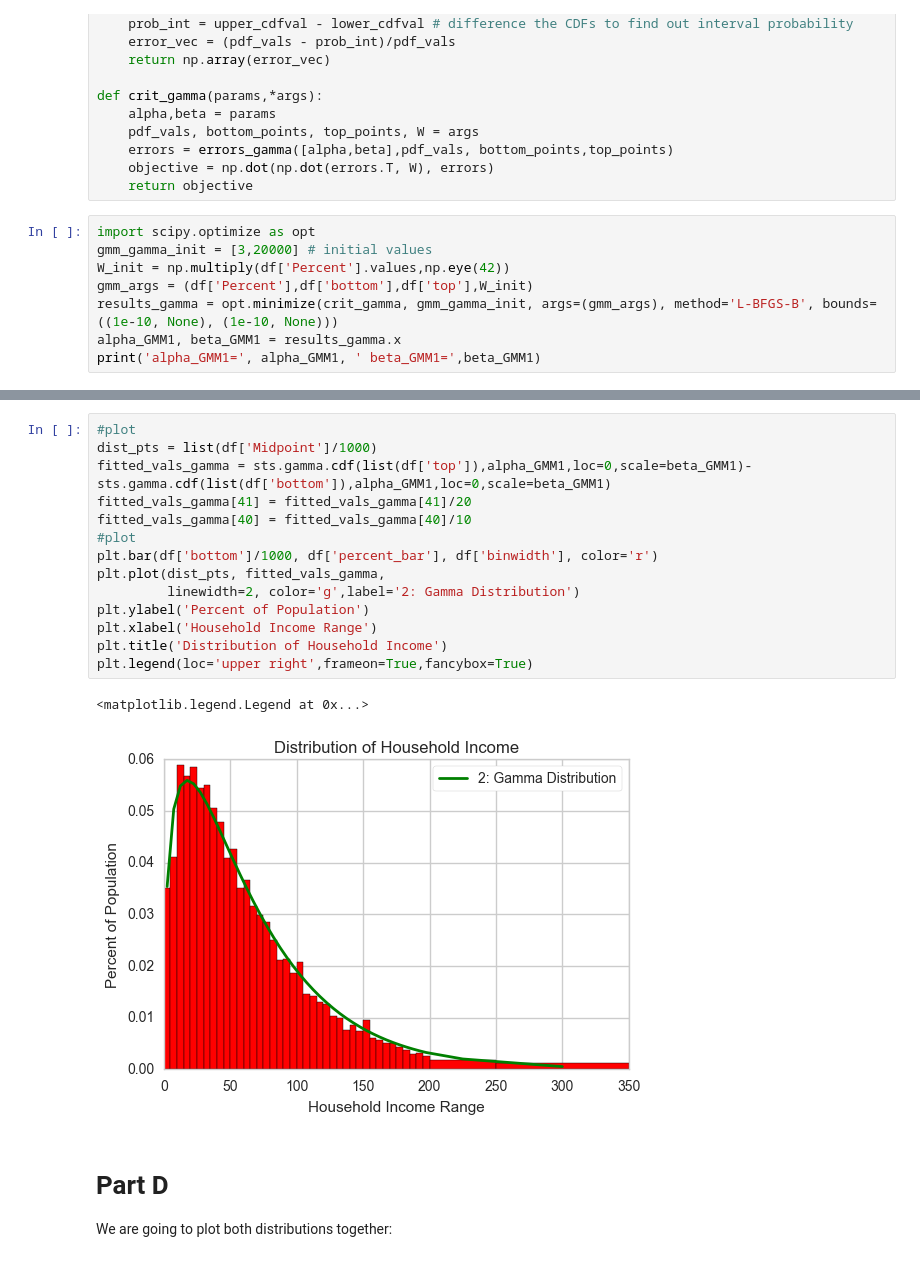
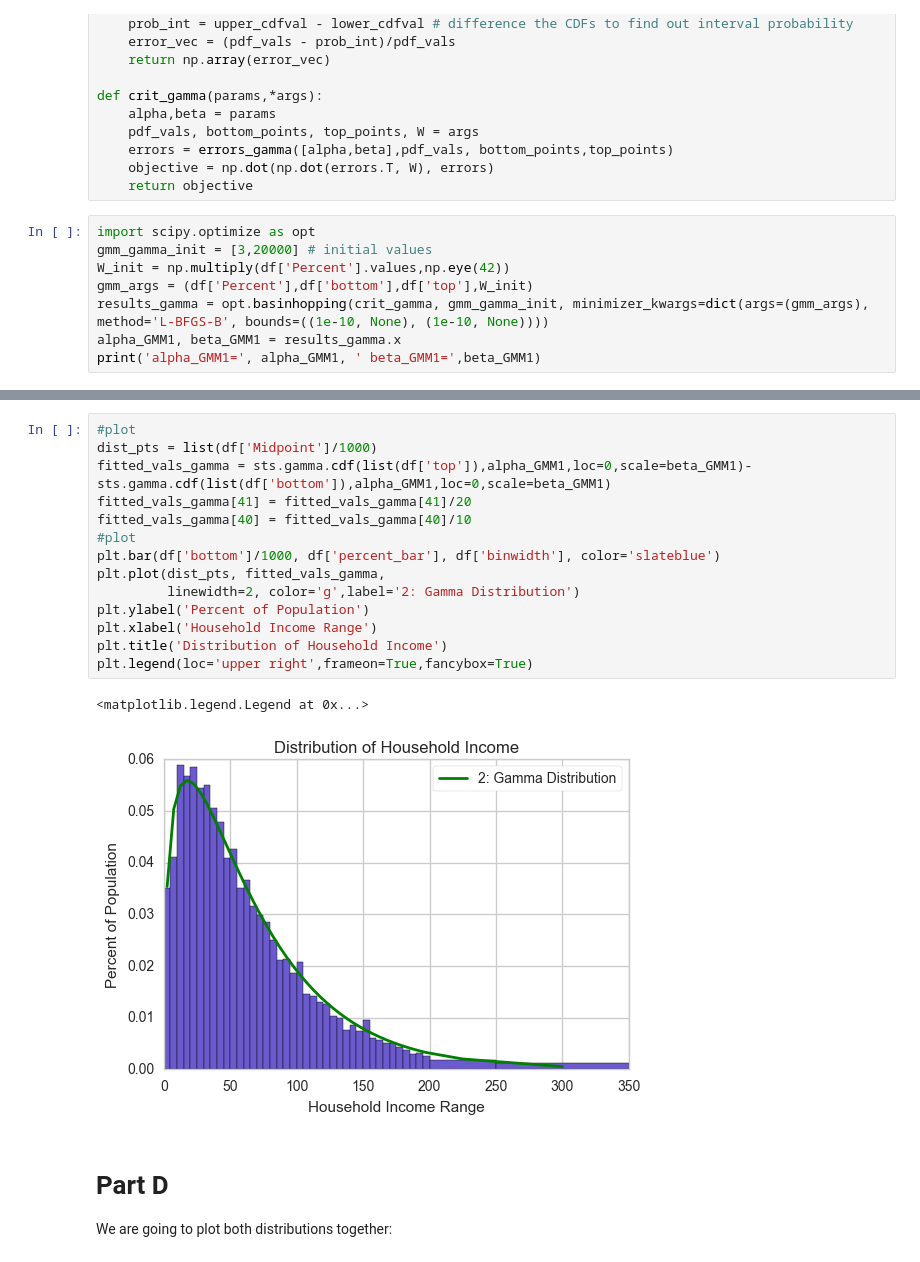
Before and after one commit to rickecon/StructEst_W17, a Jupyter notebook: Students/Olivia/PS4/PS4 Natan.ipynb, the cells around one changed output, grey strips where cells are left out. Drawn from its saved outputs; the diff is of its cells as text.

```diff
--- a/Students/Olivia/PS4/PS4 Natan.ipynb
+++ b/Students/Olivia/PS4/PS4 Natan.ipynb
@@ -182,7 +188,7 @@ import scipy.optimize as opt
 gmm_gamma_init = [3,20000] # initial values
 W_init = np.multiply(df['Percent'].values,np.eye(42))
 gmm_args = (df['Percent'],df['bottom'],df['top'],W_init)
-results_gamma = opt.minimize(crit_gamma, gmm_gamma_init, args=(gmm_args), method='L-BFGS-B', bounds=((1e-10, None), (1e-10, None)))
+results_gamma = opt.basinhopping(crit_gamma, gmm_gamma_init, minimizer_kwargs=dict(args=(gmm_args), method='L-BFGS-B', bounds=((1e-10, None), (1e-10, None))))
 alpha_GMM1, beta_GMM1 = results_gamma.x
 print('alpha_GMM1=', alpha_GMM1, ' beta_GMM1=',beta_GMM1)
 # %% [output]
@@ -205,20 +217,20 @@ results_gamma
 # %%
 #plot
 dist_pts = list(df['Midpoint']/1000)
 fitted_vals_gamma = sts.gamma.cdf(list(df['top']),alpha_GMM1,loc=0,scale=beta_GMM1)-sts.gamma.cdf(list(df['bottom']),alpha_GMM1,loc=0,scale=beta_GMM1)
 fitted_vals_gamma[41] = fitted_vals_gamma[41]/20
 fitted_vals_gamma[40] = fitted_vals_gamma[40]/10
 #plot
-plt.bar(df['bottom']/1000, df['percent_bar'], df['binwidth'], color='r')
+plt.bar(df['bottom']/1000, df['percent_bar'], df['binwidth'], color='slateblue')
 plt.plot(dist_pts, fitted_vals_gamma,
          linewidth=2, color='g',label='2: Gamma Distribution')
 plt.ylabel('Percent of Population')
 plt.xlabel('Household Income Range')
 plt.title('Distribution of Household Income')
 plt.legend(loc='upper right',frameon=True,fancybox=True)
 # %% [output]
 <matplotlib.legend.Legend at 0x...>
-[figure, old version]
+[figure, new version]
 # %% [markdown]
 # Part D
 
```
Also changed, not shown: parts of 19 cells of this notebook, 1 other file.
